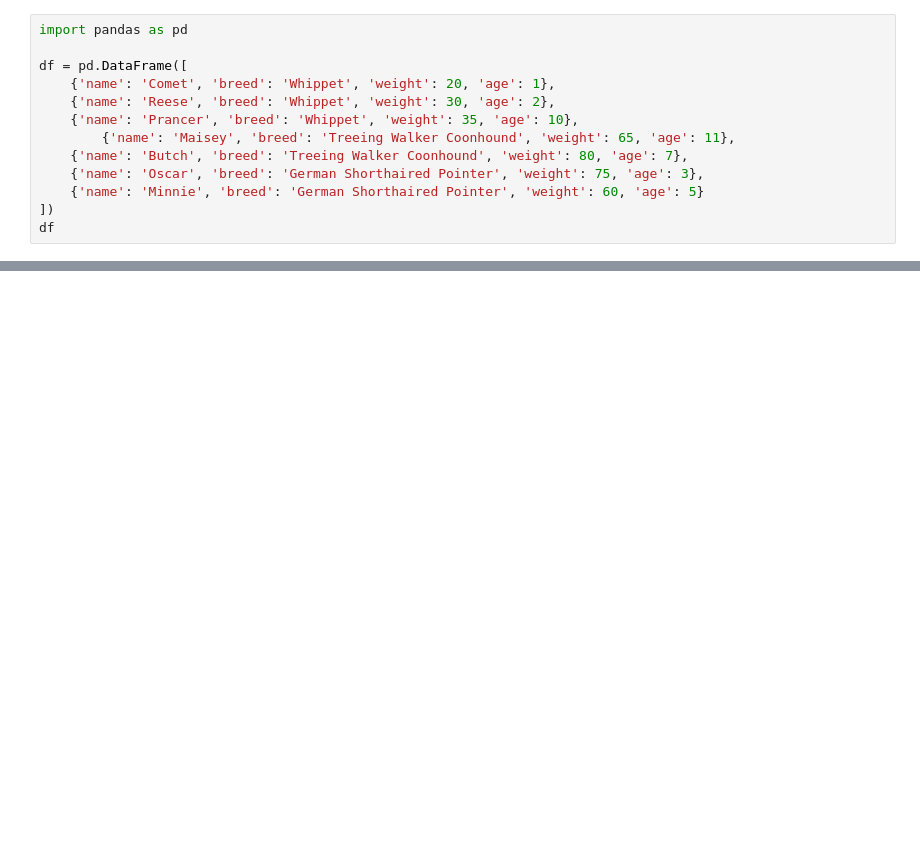
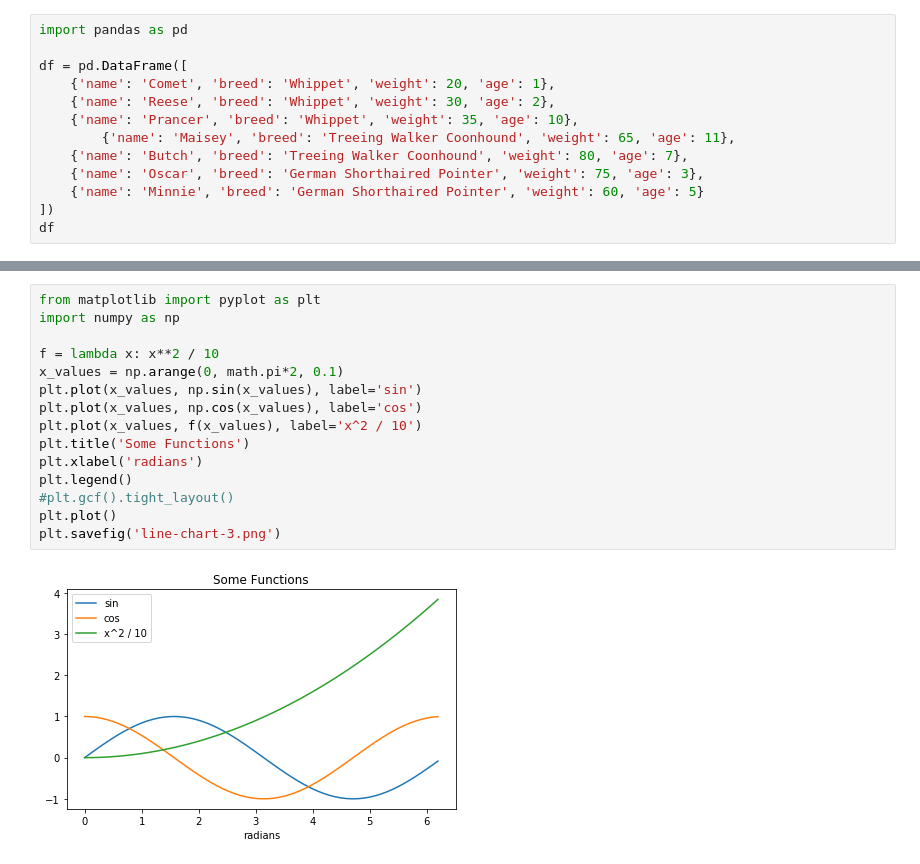
Before and after one commit to mvolkmann/blog, a Jupyter notebook: src/python/playground.ipynb, the cells around one changed output, grey strips where cells are left out. Cells and saved outputs as stored; diff of their text form; blank space fills up the shorter version.

```diff
--- a/src/python/playground.ipynb
+++ b/src/python/playground.ipynb
@@ -38,0 +99,17 @@ ValueError: cannot copy sequence with size 5 to array axis with dimension 6
+# %%
+from matplotlib import pyplot as plt
+import numpy as np
+
+f = lambda x: x**2 / 10
+x_values = np.arange(0, math.pi*2, 0.1)
+plt.plot(x_values, np.sin(x_values), label='sin')
+plt.plot(x_values, np.cos(x_values), label='cos')
+plt.plot(x_values, f(x_values), label='x^2 / 10')
+plt.title('Some Functions')
+plt.xlabel('radians')
+plt.legend()
+#plt.gcf().tight_layout()
+plt.plot()
+plt.savefig('line-chart-3.png')
+# %% [output]
+[figure, added]
```
Also changed, not shown: parts of 8 cells of this notebook, 6 other files.
